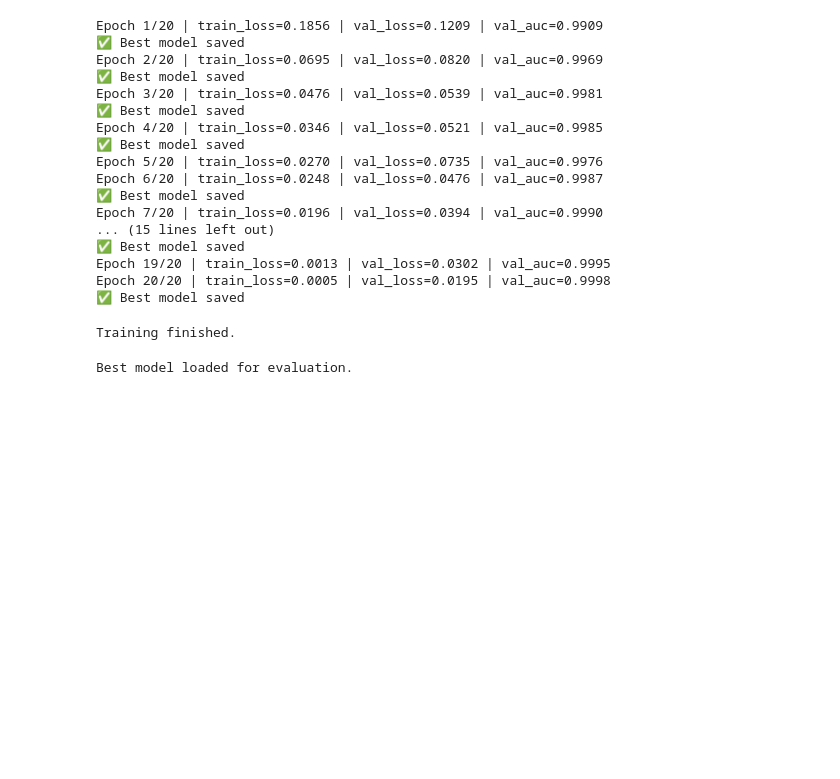
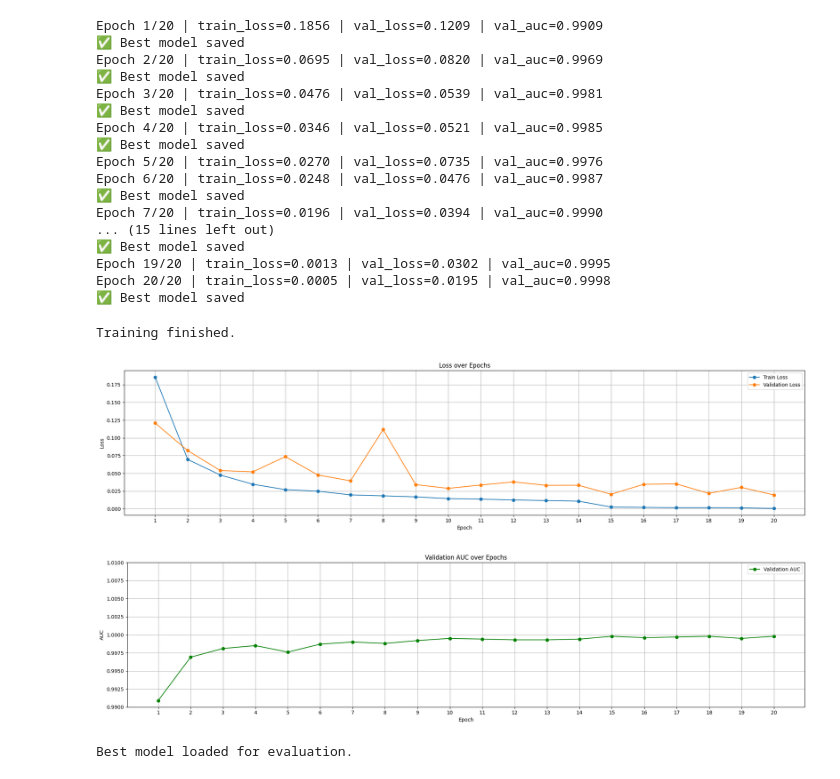
Before and after one commit to d0mi04/face-recognition-xai, a Jupyter notebook: binary_clasificator.ipynb, the cells around one changed output. Cells and saved outputs as stored; diff of their text form; code cells hidden in the pictures; blank space fills up the shorter version.

```diff
--- a/binary_clasificator.ipynb
+++ b/binary_clasificator.ipynb
@@ -683,5 +383,58 @@ writer.close()
 print("Training finished.")
 # %% [output]
 Training finished.
+# %%
+import matplotlib.pyplot as plt
+import re
+
+# === 1. Wczytaj dane z pliku results.txt ===
+with open("./results.txt", "r") as f:
+    lines = f.readlines()
+
+# === 2. Parsowanie danych ===
+epochs = []
+train_loss = []
+val_loss = []
+val_auc = []
+
+for line in lines:
+    match = re.search(
+        r"Epoch (\d+)/\d+ \| train_loss=([0-9.]+) \| val_loss=([0-9.]+) \| val_auc=([0-9.]+)",
+        line
+    )
+    if match:
+        epochs.append(int(match.group(1)))
+        train_loss.append(float(match.group(2)))
+        val_loss.append(float(match.group(3)))
+        val_auc.append(float(match.group(4)))
+
+# === 3. Wykres: Loss over epochs ===
+plt.figure(figsize=(20,5))
+plt.plot(epochs, train_loss, marker='o', label="Train Loss")
+plt.plot(epochs, val_loss, marker='o', label="Validation Loss")
+plt.xlabel("Epoch")
+plt.ylabel("Loss")
+plt.title("Loss over Epochs")
+plt.xticks(epochs)
+plt.grid(True)
+plt.legend()
+plt.tight_layout()
+plt.show()
+
+# === 4. Wykres: Validation AUC over epochs ===
+plt.figure(figsize=(20,5))
+plt.plot(epochs, val_auc, marker='o', color='green', label="Validation AUC")
+plt.xlabel("Epoch")
+plt.ylabel("AUC")
+plt.title("Validation AUC over Epochs")
+plt.xticks(epochs)
+plt.ylim(0.99, 1.01)
+plt.grid(True)
+plt.legend()
+plt.tight_layout()
+plt.show()
+# %% [output]
+[figure, added]
+[figure, added]
 # %%
 # część druga - ewaluacja modelu na zbiorze testowym
```
Also changed, not shown: parts of 75 cells of this notebook, 4 other files.
